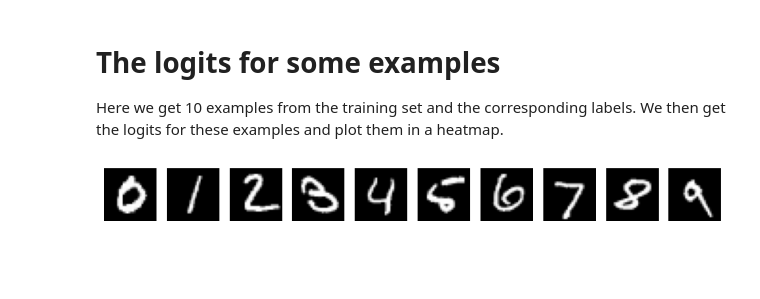
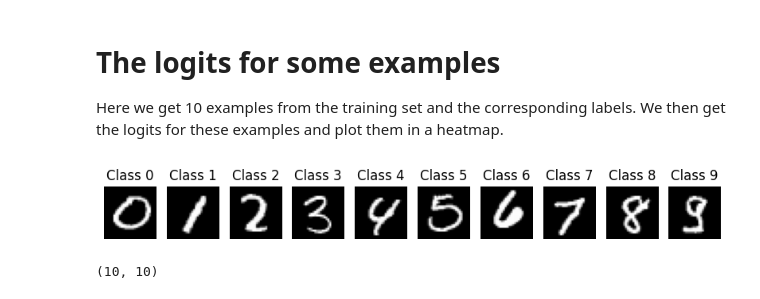
Before and after one commit to acceleratescience/diffusion-models, a Jupyter notebook: notebooks/2_CLIP.ipynb, the cells around one changed output. Saved outputs shown, nothing was run; the diff lists cells and outputs as text; code cells hidden in the pictures; blank space fills up the shorter version.

```diff
--- a/notebooks/2_CLIP.ipynb
+++ b/notebooks/2_CLIP.ipynb
@@ -222,20 +220,3 @@ plt.show()
 # %% [markdown]
 # The logits for some examples
 Here we get 10 examples from the training set and the corresponding labels. We then get the logits for these examples and plot them in a heatmap.
-# %%
-# get an example image from each class
-example_images = []
-for i in range(10):
-    example_images.append(test_digit_values[test_digit_labels == i][0])
-
-example_images = torch.stack(example_images).unsqueeze(1).float()
-
-plt.figure(figsize=(10,10))
-
-for i in range(10):
-    plt.subplot(1, 10, i+1)
-    plt.imshow(example_images[i].squeeze(), cmap='gray')
-    plt.axis('off')
-plt.show()
-# %% [output]
-[figure, removed]
@@ -242,5 +241,22 @@ plt.show()
+# %%
+images = np.array(images)
+
+# plot
+fig, ax = plt.subplots(1, 10, figsize=(10, 5))
+for i in range(10):
+    ax[i].imshow(images[i].reshape(28, 28), cmap='gray')
+    ax[i].axis('off')
+    ax[i].set_title(f'Class {i}')
+
+plt.show()
+# %% [output]
+[figure, added]
 # %%
 one_hot_labels = np.zeros((10, 10))
 one_hot_labels[np.arange(10), np.arange(10)] = 1
+# %%
+one_hot_labels.shape
+# %% [output]
+(10, 10)
 # %%
 # get the logits
```
Also changed, not shown: parts of 24 cells of this notebook, 6 other files.
